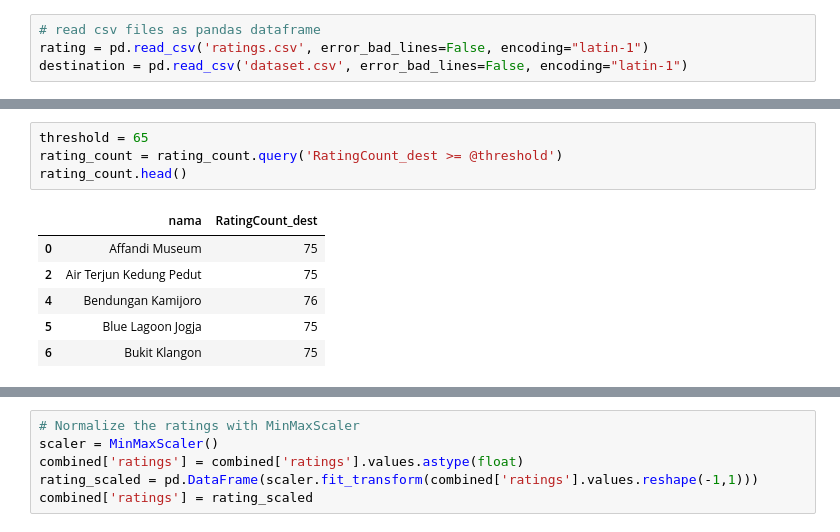
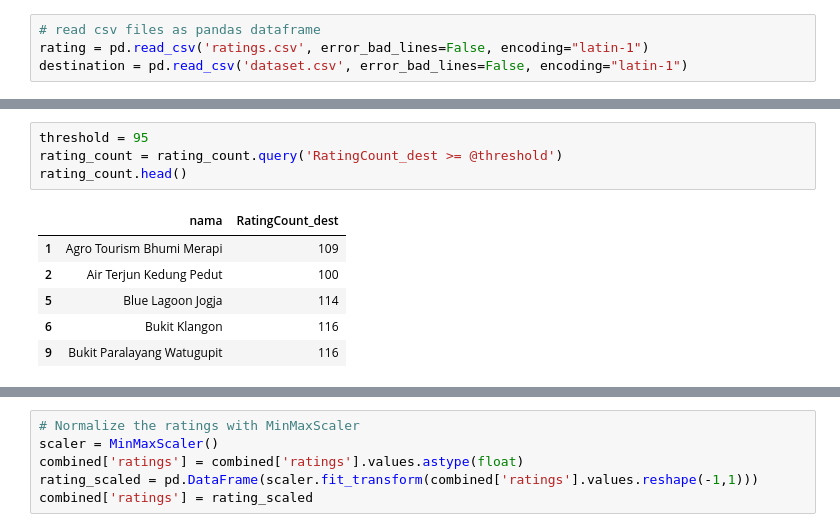
Before and after one commit to IrfanChairurrachman/kuylah-backend, a Jupyter notebook: inventory/tfrs.ipynb, the cells around one changed output, grey strips where cells are left out. Saved outputs shown, nothing was run; the diff lists cells and outputs as text.

```diff
--- a/inventory/tfrs.ipynb
+++ b/inventory/tfrs.ipynb
@@ -104,15 +104,15 @@ max       99.000000
 Name: RatingCount_dest, dtype: float64
 # %%
-threshold = 65
+threshold = 95
 rating_count = rating_count.query('RatingCount_dest >= @threshold')
 rating_count.head()
 # %% [output]
 |  | nama | RatingCount_dest |
-| 0 | Affandi Museum | 75 |
-| 2 | Air Terjun Kedung Pedut | 75 |
-| 4 | Bendungan Kamijoro | 76 |
-| 5 | Blue Lagoon Jogja | 75 |
-| 6 | Bukit Klangon | 75 |
+| 1 | Agro Tourism Bhumi Merapi | 109 |
+| 2 | Air Terjun Kedung Pedut | 100 |
+| 5 | Blue Lagoon Jogja | 114 |
+| 6 | Bukit Klangon | 116 |
+| 9 | Bukit Paralayang Watugupit | 116 |
 # %%
 rating_count.shape
 # %% [output]
```
Also changed, not shown: parts of 20 cells of this notebook, 2 other files.
